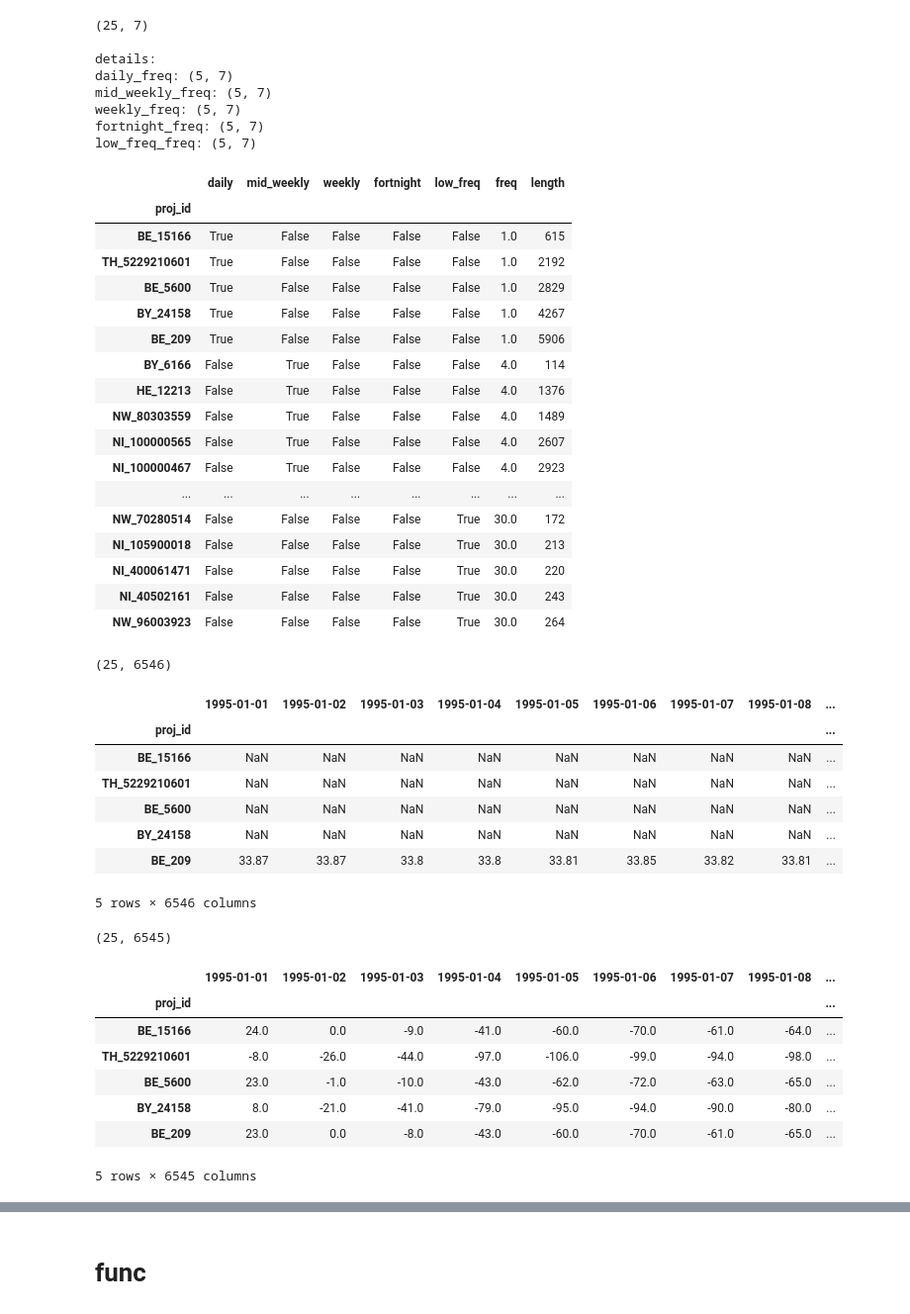
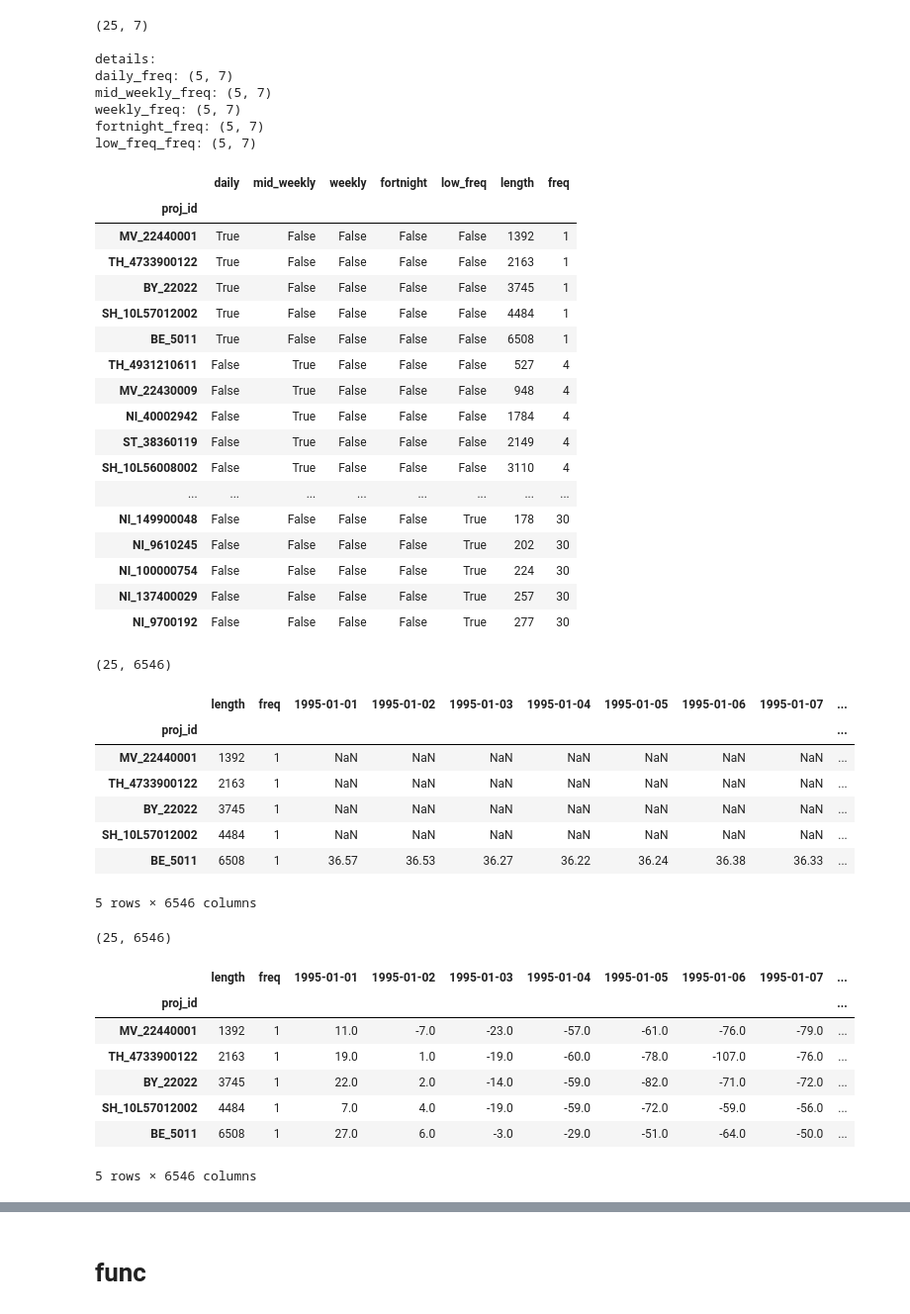
Before and after one commit to basem-AI/BGR_outlier_detection, a Jupyter notebook: modeling_1_lag.ipynb, the cells around one changed output, grey strips where cells are left out. Shown: that part at 99% size. Saved outputs shown, nothing was run; the diff lists cells and outputs as text; code cells hidden in the pictures.

```diff
--- a/modeling_1_lag.ipynb
+++ b/modeling_1_lag.ipynb
@@ -31,7 +31,8 @@ def convert_col_to_date(columns):
     return new_columns
 # %%
 # import freq df
-freq_level =  pd.read_csv("dataset/modeling/sample/freq_sample.csv").set_index("proj_id")
+k=2
+freq_level =  pd.read_csv(f"dataset/modeling/sample{k}/freq_sample.csv").set_index("proj_id")
 print(freq_level.shape)
 print(" ")
 print("details: ")
@@ -41,7 +42,7 @@ print(f"weekly_freq: {freq_level[freq_level['weekly']].shape}")
 print(f"fortnight_freq: {freq_level[freq_level['fortnight']].shape}")
 print(f"low_freq_freq: {freq_level[freq_level['low_freq']].shape}")
 
-freq_level
+freq_level.sort_values(["freq", "length"])
 # %% [output]
 (25, 7)
 
@@ -51,57 +52,55 @@ mid_weekly_freq: (5, 7)
 weekly_freq: (5, 7)
 fortnight_freq: (5, 7)
 low_freq_freq: (5, 7)
-|  | daily | mid_weekly | weekly | fortnight | low_freq | freq | length |
+|  | daily | mid_weekly | weekly | fortnight | low_freq | length | freq |
 | proj_id |  |  |  |  |  |  |  |
-| BE_15166 | True | False | False | False | False | 1.0 | 615 |
-| TH_5229210601 | True | False | False | False | False | 1.0 | 2192 |
-| BE_5600 | True | False | False | False | False | 1.0 | 2829 |
-| BY_24158 | True | False | False | False | False | 1.0 | 4267 |
-| BE_209 | True | False | False | False | False | 1.0 | 5906 |
-| BY_6166 | False | True | False | False | False | 4.0 | 114 |
-| HE_12213 | False | True | False | False | False | 4.0 | 1376 |
-| NW_80303559 | False | True | False | False | False | 4.0 | 1489 |
-| NI_100000565 | False | True | False | False | False | 4.0 | 2607 |
-| NI_100000467 | False | True | False | False | False | 4.0 | 2923 |
+| MV_22440001 | True | False | False | False | False | 1392 | 1 |
+| TH_4733900122 | True | False | False | False | False | 2163 | 1 |
+| BY_22022 | True | False | False | False | False | 3745 | 1 |
+| SH_10L57012002 | True | False | False | False | False | 4484 | 1 |
+| BE_5011 | True | False | False | False | False | 6508 | 1 |
+| TH_4931210611 | False | True | False | False | False | 527 | 4 |
+| MV_22430009 | False | True | False | False | False | 948 | 4 |
+| NI_40002942 | False | True | False | False | False | 1784 | 4 |
+| ST_38360119 | False | True | False | False | False | 2149 | 4 |
+| SH_10L56008002 | False | True | False | False | False | 3110 | 4 |
 | ... | ... | ... | ... | ... | ... | ... | ... |
-| NW_70280514 | False | False | False | False | True | 30.0 | 172 |
-| NI_105900018 | False | False | False | False | True | 30.0 | 213 |
-| NI_400061471 | False | False | False | False | True | 30.0 | 220 |
-| NI_40502161 | False | False | False | False | True | 30.0 | 243 |
-| NW_96003923 | False | False | False | False | True | 30.0 | 264 |
+| NI_149900048 | False | False | False | False | True | 178 | 30 |
+| NI_9610245 | False | False | False | False | True | 202 | 30 |
+| NI_100000754 | False | False | False | False | True | 224 | 30 |
+| NI_137400029 | False | False | False | False | True | 257 | 30 |
+| NI_9700192 | False | False | False | False | True | 277 | 30 |
 # %%
 # import t s and convert into date type
-grouped_t_s = pd.read_csv("dataset/modeling/sample/sample_t_s.csv").set_index("proj_id")
+grouped_t_s = pd.read_csv(f"dataset/modeling/sample{k}/sample_t_s.csv").set_index("proj_id")
 grouped_t_s.columns = convert_col_to_date(grouped_t_s.columns)
-# drop colmns after 2011.11.30 bcs not existing in temp and prec
-grouped_t_s= grouped_t_s.drop(grouped_t_s.columns[-33:-2],axis=1)
 print(grouped_t_s.shape)
 grouped_t_s.head()
 # %% [output]
 (25, 6546)
-|  | 1995-01-01 | 1995-01-02 | 1995-01-03 | 1995-01-04 | 1995-01-05 | 1995-01-06 | 1995-01-07 | 1995-01-08 | ... |
-| proj_id |  |  |  |  |  |  |  |  | ... |
-| BE_15166 | NaN | NaN | NaN | NaN | NaN | NaN | NaN | NaN | ... |
-| TH_5229210601 | NaN | NaN | NaN | NaN | NaN | NaN | NaN | NaN | ... |
-| BE_5600 | NaN | NaN | NaN | NaN | NaN | NaN | NaN | NaN | ... |
-| BY_24158 | NaN | NaN | NaN | NaN | NaN | NaN | NaN | NaN | ... |
-| BE_209 | 33.87 | 33.87 | 33.8 | 33.8 | 33.81 | 33.85 | 33.82 | 33.81 | ... |
+|  | length | freq | 1995-01-01 | 1995-01-02 | 1995-01-03 | 1995-01-04 | 1995-01-05 | 1995-01-06 | 1995-01-07 | ... |
+| proj_id |  |  |  |  |  |  |  |  |  | ... |
+| MV_22440001 | 1392 | 1 | NaN | NaN | NaN | NaN | NaN | NaN | NaN | ... |
+| TH_4733900122 | 2163 | 1 | NaN | NaN | NaN | NaN | NaN | NaN | NaN | ... |
+| BY_22022 | 3745 | 1 | NaN | NaN | NaN | NaN | NaN | NaN | NaN | ... |
+| SH_10L57012002 | 4484 | 1 | NaN | NaN | NaN | NaN | NaN | NaN | NaN | ... |
+| BE_5011 | 6508 | 1 | 36.57 | 36.53 | 36.27 | 36.22 | 36.24 | 36.38 | 36.33 | ... |
 5 rows × 6546 columns
 # %%
 # import ave_temp
-ave_temp = pd.read_csv("dataset/modeling/sample/sample_temp.csv").set_index("proj_id")
+ave_temp = pd.read_csv(f"dataset/modeling/sample{k}/sample_temp.csv").set_index("proj_id")
 ave_temp.columns = convert_col_to_date(ave_temp.columns)
 print(ave_temp.shape)
 ave_temp.head()
 # %% [output]
-(25, 6545)
+(25, 6546)
-|  | 1995-01-01 | 1995-01-02 | 1995-01-03 | 1995-01-04 | 1995-01-05 | 1995-01-06 | 1995-01-07 | 1995-01-08 | ... |
-| proj_id |  |  |  |  |  |  |  |  | ... |
-| BE_15166 | 24.0 | 0.0 | -9.0 | -41.0 | -60.0 | -70.0 | -61.0 | -64.0 | ... |
-| TH_5229210601 | -8.0 | -26.0 | -44.0 | -97.0 | -106.0 | -99.0 | -94.0 | -98.0 | ... |
-| BE_5600 | 23.0 | -1.0 | -10.0 | -43.0 | -62.0 | -72.0 | -63.0 | -65.0 | ... |
-| BY_24158 | 8.0 | -21.0 | -41.0 | -79.0 | -95.0 | -94.0 | -90.0 | -80.0 | ... |
-| BE_209 | 23.0 | 0.0 | -8.0 | -43.0 | -60.0 | -70.0 | -61.0 | -65.0 | ... |
+|  | length | freq | 1995-01-01 | 1995-01-02 | 1995-01-03 | 1995-01-04 | 1995-01-05 | 1995-01-06 | 1995-01-07 | ... |
+| proj_id |  |  |  |  |  |  |  |  |  | ... |
+| MV_22440001 | 1392 | 1 | 11.0 | -7.0 | -23.0 | -57.0 | -61.0 | -76.0 | -79.0 | ... |
+| TH_4733900122 | 2163 | 1 | 19.0 | 1.0 | -19.0 | -60.0 | -78.0 | -107.0 | -76.0 | ... |
+| BY_22022 | 3745 | 1 | 22.0 | 2.0 | -14.0 | -59.0 | -82.0 | -71.0 | -72.0 | ... |
+| SH_10L57012002 | 4484 | 1 | 7.0 | 4.0 | -19.0 | -59.0 | -72.0 | -59.0 | -56.0 | ... |
+| BE_5011 | 6508 | 1 | 27.0 | 6.0 | -3.0 | -29.0 | -51.0 | -64.0 | -50.0 | ... |
-5 rows × 6545 columns
+5 rows × 6546 columns
 # %%
 # import the cum_prec
```
Also changed, not shown: parts of 13 cells of this notebook, 1 other file.
